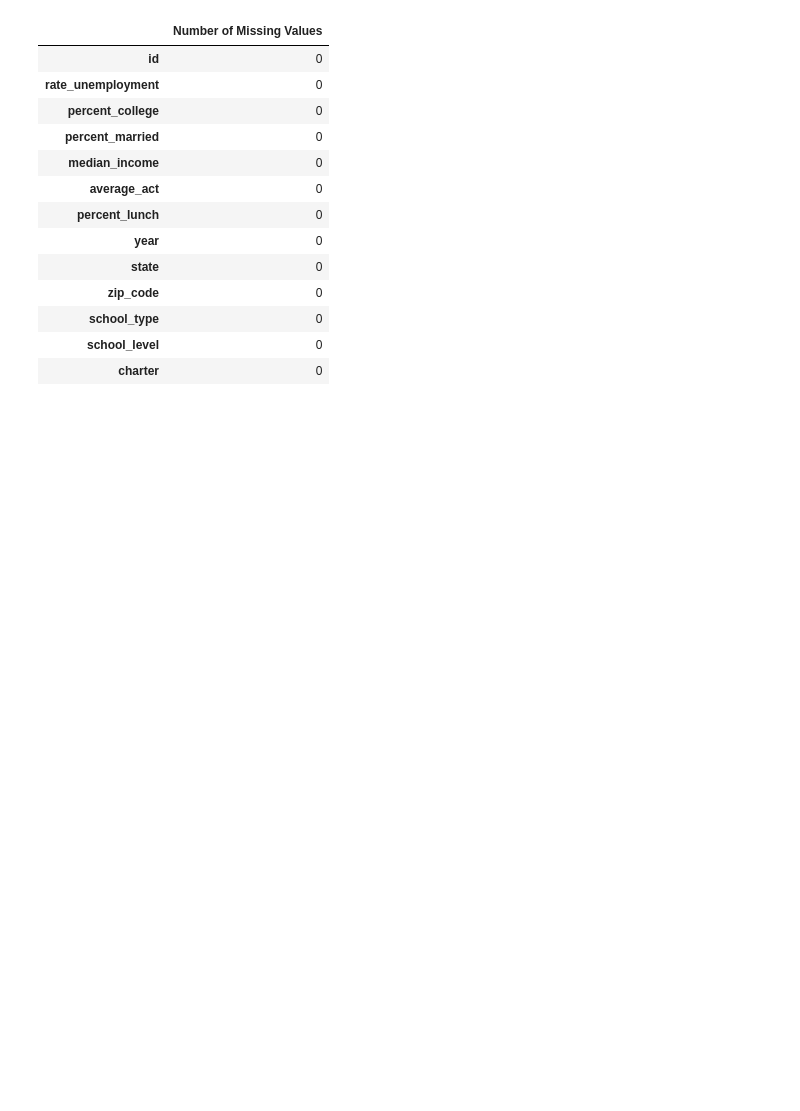
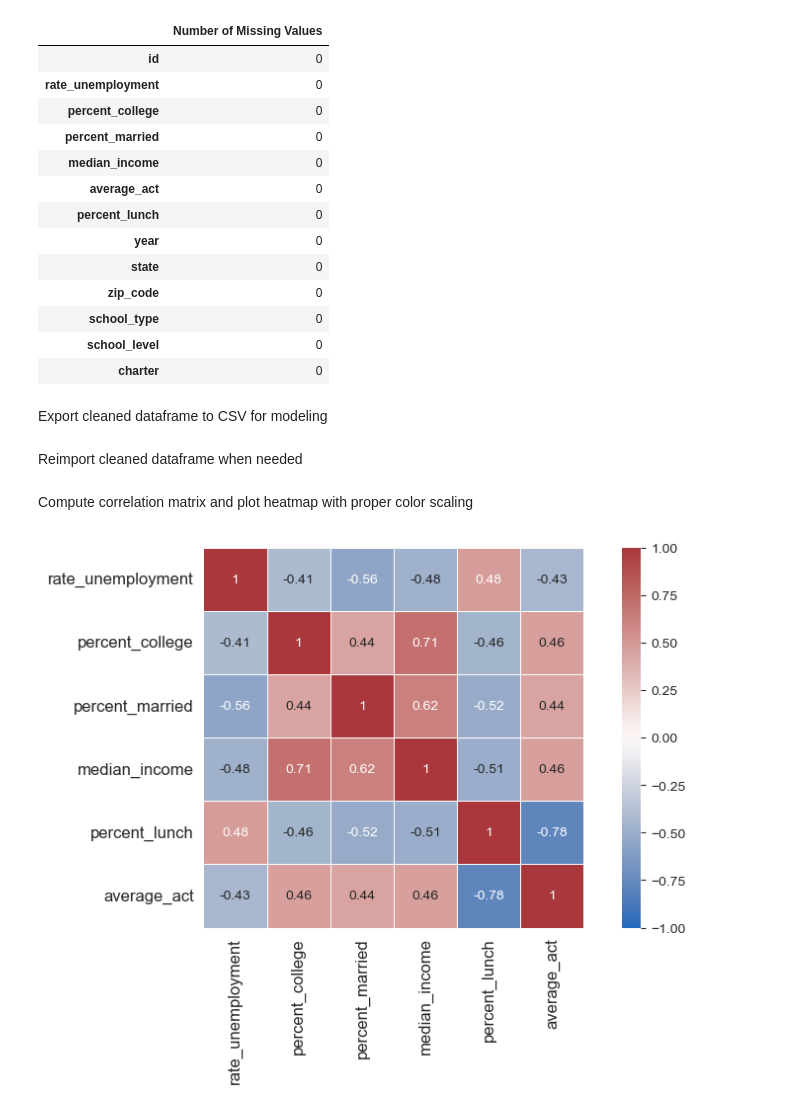
Before and after one commit to belvilleh/education, a Jupyter notebook: code/Education.ipynb, the cells around one changed output. Saved outputs shown, nothing was run; the diff lists cells and outputs as text; code cells hidden in the pictures; blank space fills up the shorter version.

```diff
--- a/code/Education.ipynb
+++ b/code/Education.ipynb
@@ -504,4 +623,6 @@ df.isna().sum().to_frame(name='Number of Missing Values')
 | school_type | 0 |
 | school_level | 0 |
 | charter | 0 |
+# %% [markdown]
+Export cleaned dataframe to CSV for modeling
 # %%
@@ -509 +629,23 @@ df.isna().sum().to_frame(name='Number of Missing Values')
 df.to_csv('../data/cleaned_education_data.csv', encoding='utf-8-sig', index=False)
+# %% [markdown]
+Reimport cleaned dataframe when needed
+# %%
+df = pd.read_csv('../data/cleaned_education_data.csv', encoding='utf-8-sig')
+# %% [markdown]
+Compute correlation matrix and plot heatmap with proper color scaling
+# %%
+corr_matrix = df[numerical_predictors + ["average_act"]].corr()
+plt.figure(figsize=(10, 5))
+sns.heatmap(
+    corr_matrix,
+    annot=True,
+    vmin=-1, vmax=1,
+    center=0,
+    cmap="vlag",
+    square=True,
+    linewidths=0.5,
+)
+plt.tick_params(labelsize=12)
+plt.show()
+# %% [output]
+[figure, added]
```
Also changed, not shown: parts of 98 cells of this notebook, 1 other file.
